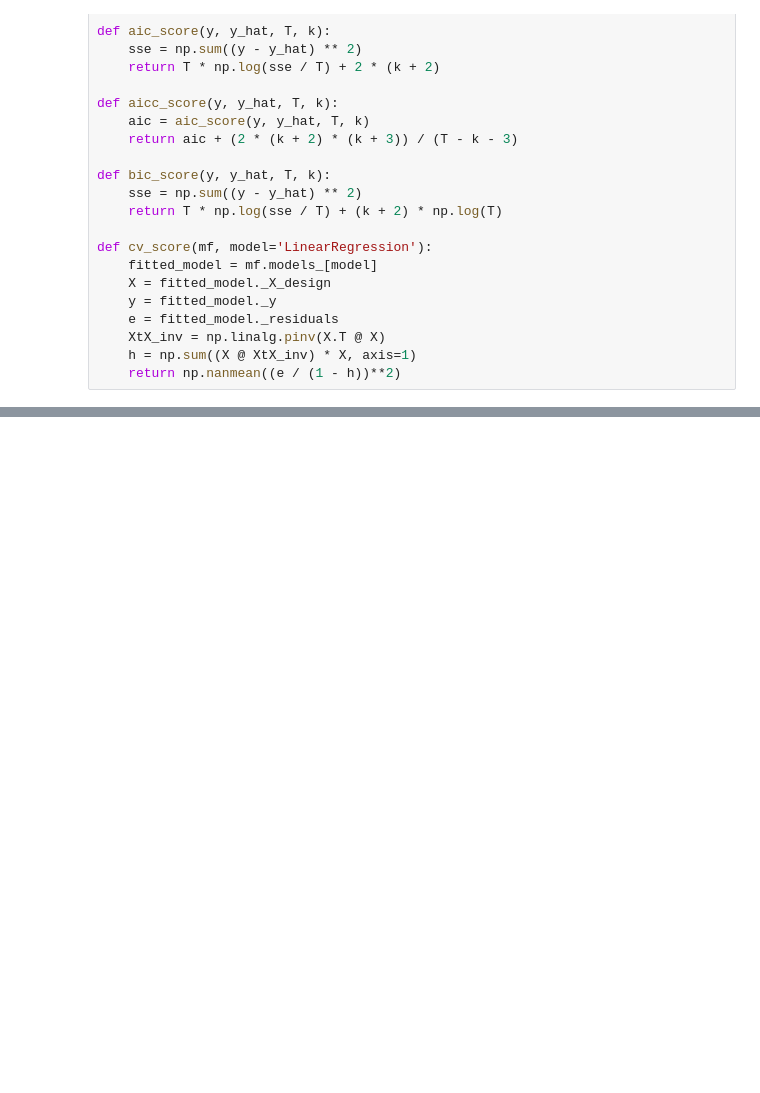
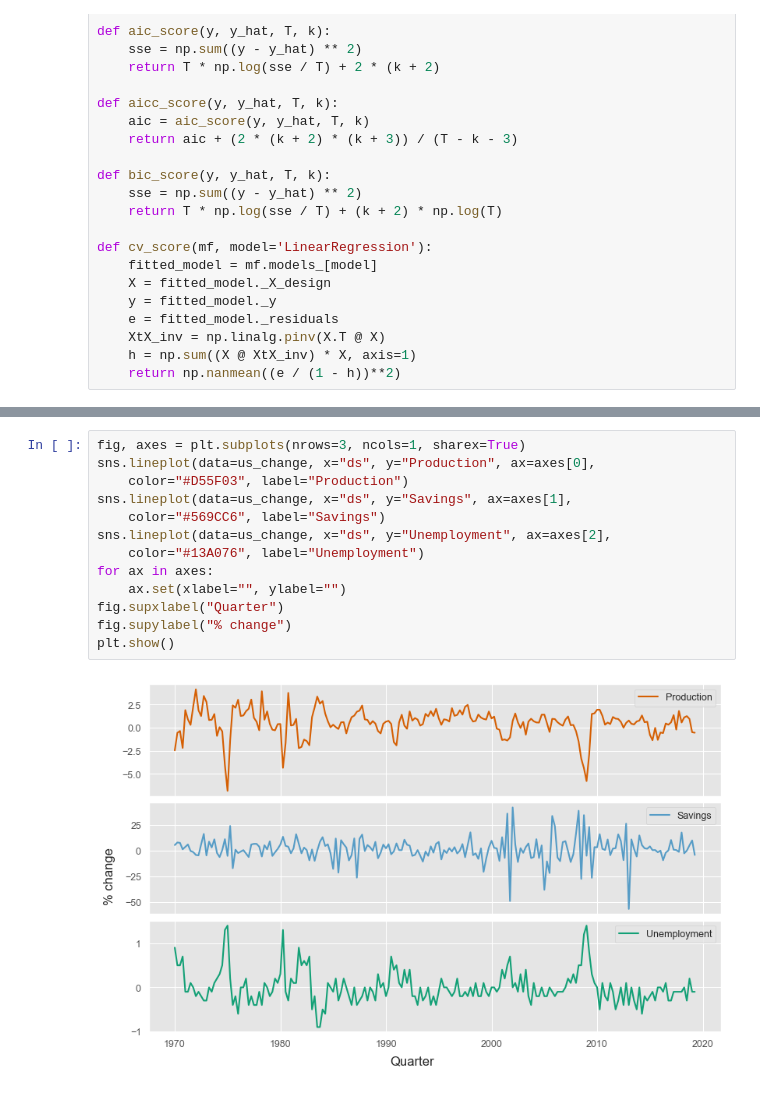
Before and after one commit to DavidGuzzi/TSA, a Jupyter notebook: Forecasting Principles and Practice 3rd/pythonic_way/7.ipynb, the cells around one changed output, grey strips where cells are left out. Cells and saved outputs as stored; diff of their text form; blank space fills up the shorter version.

```diff
--- a/Forecasting Principles and Practice 3rd/pythonic_way/7.ipynb
+++ b/Forecasting Principles and Practice 3rd/pythonic_way/7.ipynb
@@ -177,0 +278,15 @@ def cv_score(mf, model='LinearRegression'):
+# %%
+fig, axes = plt.subplots(nrows=3, ncols=1, sharex=True)
+sns.lineplot(data=us_change, x="ds", y="Production", ax=axes[0],
+    color="#D55F03", label="Production")
+sns.lineplot(data=us_change, x="ds", y="Savings", ax=axes[1],
+    color="#569CC6", label="Savings")
+sns.lineplot(data=us_change, x="ds", y="Unemployment", ax=axes[2],
+    color="#13A076", label="Unemployment")
+for ax in axes:
+    ax.set(xlabel="", ylabel="")
+fig.supxlabel("Quarter")
+fig.supylabel("% change")
+plt.show()
+# %% [output]
+[figure, added]
```
Also changed, not shown: parts of 7 cells of this notebook.
